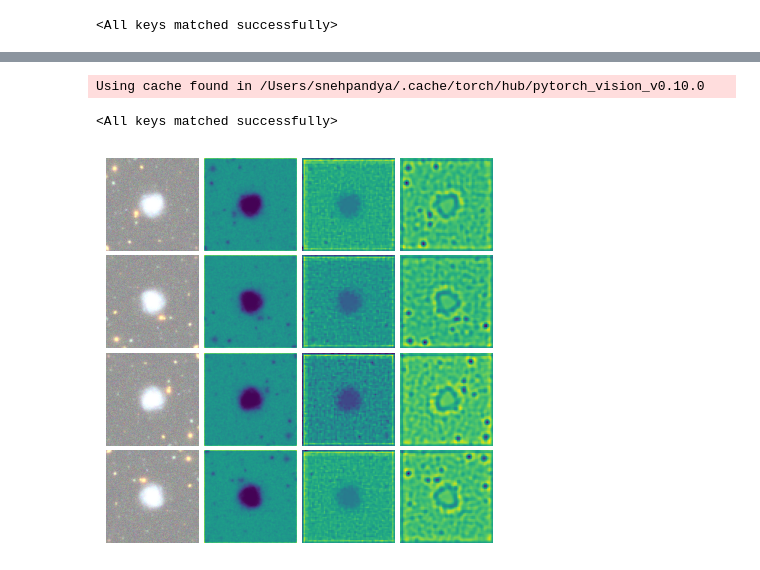
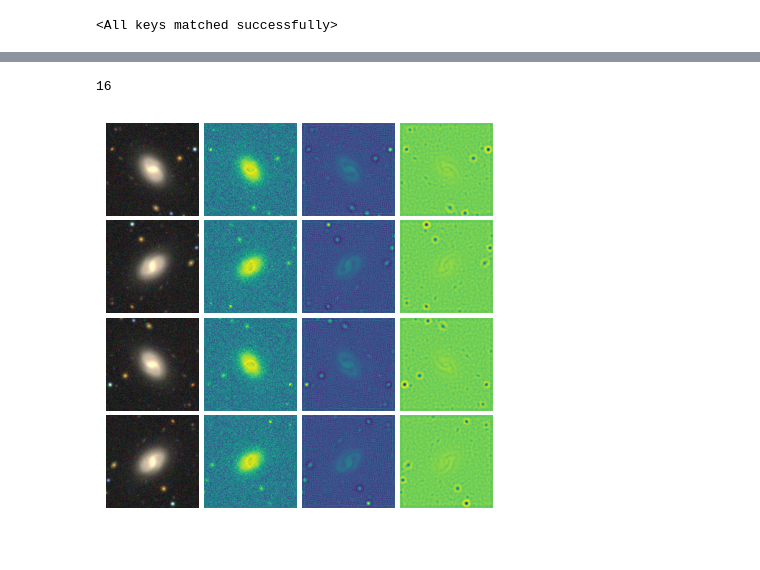
Before and after one commit to snehjp2/GCNNMorphology, a Jupyter notebook: src/notebooks/vis_model.ipynb, the cells around one changed output, grey strips where cells are left out. Saved outputs shown, nothing was run; the diff lists cells and outputs as text; code cells hidden in the pictures.

Commit message:
new vis model

```diff
--- a/src/notebooks/vis_model.ipynb
+++ b/src/notebooks/vis_model.ipynb
@@ -44,8 +47,9 @@ def add_poisson_noise(image: np.array, snr: float):
 
     return noisy_image
 # %%
-data = Galaxy10DECals('/Users/snehpandya/Projects/GCNNMorphology/data/Galaxy10_DECals.h5') ## removed transform
+data = Galaxy10DECals('/n/holystore01/LABS/iaifi_lab/Users/spandya/data/Galaxy10_DECals.h5') ## removed transform
 test_loader = DataLoader(data, batch_size=1, shuffle=True)
 # %%
 images, labels = next(iter(test_loader))
 images = images.permute(0,3,1,2).to(torch.float32)
+images = F.interpolate(images, size=(255, 255), mode='bilinear', align_corners=True)
@@ -61,7 +69,7 @@ torch.Size([1, 3, 256, 256]) torch.float32
 # %%
 model_str = 'D8'
 model = model_dict[model_str]()
-model.load_state_dict(torch.load(f'/Users/snehpandya/Projects/GCNNMorphology/data/final_models/{model_str}.pt', map_location=device))
+model.load_state_dict(torch.load(f'/n/holystore01/LABS/iaifi_lab/Users/spandya/new_icml/new_models/{model_str}.pt', map_location=device))
 # %% [output]
 <All keys matched successfully>
 # %%
@@ -90,10 +81,3 @@ MODEL TOPOLOGY:
-# %%
-model_str = 'ResNet18'
-model_2 = model_dict[model_str]()
-model_2.load_state_dict(torch.load(f'/Users/snehpandya/Projects/GCNNMorphology/data/final_models/{model_str}.pt', map_location=device))
-# %% [output]
-Using cache found in /Users/snehpandya/.cache/torch/hub/pytorch_vision_v0.10.0
-<All keys matched successfully>
 # %%
 def generate_rotations(image: torch.tensor):
     image_90 = torch.rot90(image, dims=(2,3))
@@ -109,34 +93,15 @@ def visualize_feature_maps(model, image: torch.tensor, indices=None):
     model_children = list(model.children())
 
     for i in range(len(model_children)):
-        if type(model_children[i]) == nn.Conv2d:
-            model_weights.append(model_children[i].weight)
-            conv_layers.append(model_children[i])
+        if type(model_children[i]) == models.ConvBlock:
+            model_weights.append(model_children[i].conv.weights)
+            conv_layers.append(model_children[i].conv.export())
 
-        # elif type(model_children[i]) == escnn_nn.R2Conv or type(model_children[i]) == e2cnn_nn.R2Conv:
-        #     model_weights.append(model_children[i].weights)
-        #     conv_layers.append(model_children[i].export())
+        elif type(model_children[i]) == cnn.ConvBlock:
+            model_weights.append(model_children[i].conv.weight)
+            conv_layers.append(model_children[i].conv)
 
-        elif type(model_children[i]) == nn.Sequential:
-            for j in range(len(model_children[i])):
-                for child in model_children[i][j].children():
-                    if type(child) == nn.Conv2d:
-                        model_weights.append(child.weight)
-                        conv_layers.append(child)
-                    # elif type(child) == escnn_nn.R2Conv or type(child) == e2cnn_nn.R2Conv:
-                    #     model_weights.append(child.weights)
-                    #     conv_layers.append(child.export())
-
-
-        elif type(model_children[i]) == e2cnn_nn.SequentialModule:
-            children_list = list(model_children[i].children())
-            for j in range(len(children_list)):
-                if type(children_list[j]) == e2cnn_nn.R2Conv:
-                # or type(children_list[j]) == escnn_nn.R2Conv:
-                    model_weights.append(children_list[j].weights)
-                    conv_layers.append(children_list[j].export())
-
-    #model_weights, conv_layers = np.asarray(model_weights), np.asarray(conv_layers)
+    model_weights, conv_layers = np.asarray(model_weights), np.asarray(conv_layers)
 
     assert len(conv_layers) == len(model_weights), "Number of conv layers and weights do not match"
 
@@ -169,6 +134,7 @@ def visualize_feature_maps(model, image: torch.tensor, indices=None):
         images_to_plot.extend(processed[i*num_cols:(i+1)*num_cols])
 
     num_cols = num_cols + 1
+    print(len(images_to_plot))
 
     fig, axes = plt.subplots(num_rows, num_cols, figsize=(5, 5))
     # fig.suptitle('ResNet18 (Noise Level: 75%)', y=0.925, size=10)
@@ -176,13 +142,14 @@ def visualize_feature_maps(model, image: torch.tensor, indices=None):
     for i, ax in enumerate(axes.flatten()):
         if i < len(images):
             ax.imshow(images_to_plot[i])
-            j += 1
+            # j += 1
             ax.axis('off')
 
     fig.subplots_adjust(hspace=0.05, wspace=0.05)
     # fig.savefig('../../plots/resnet18_75_fm.png', bbox_inches='tight', dpi=300)
     plt.show()
 # %%
-visualize_feature_maps(model, img)
+visualize_feature_maps(model, resized_images)
 # %% [output]
+16
-[figure, old version]
+[figure, new version]
```
Also changed, not shown: parts of 7 cells of this notebook.
